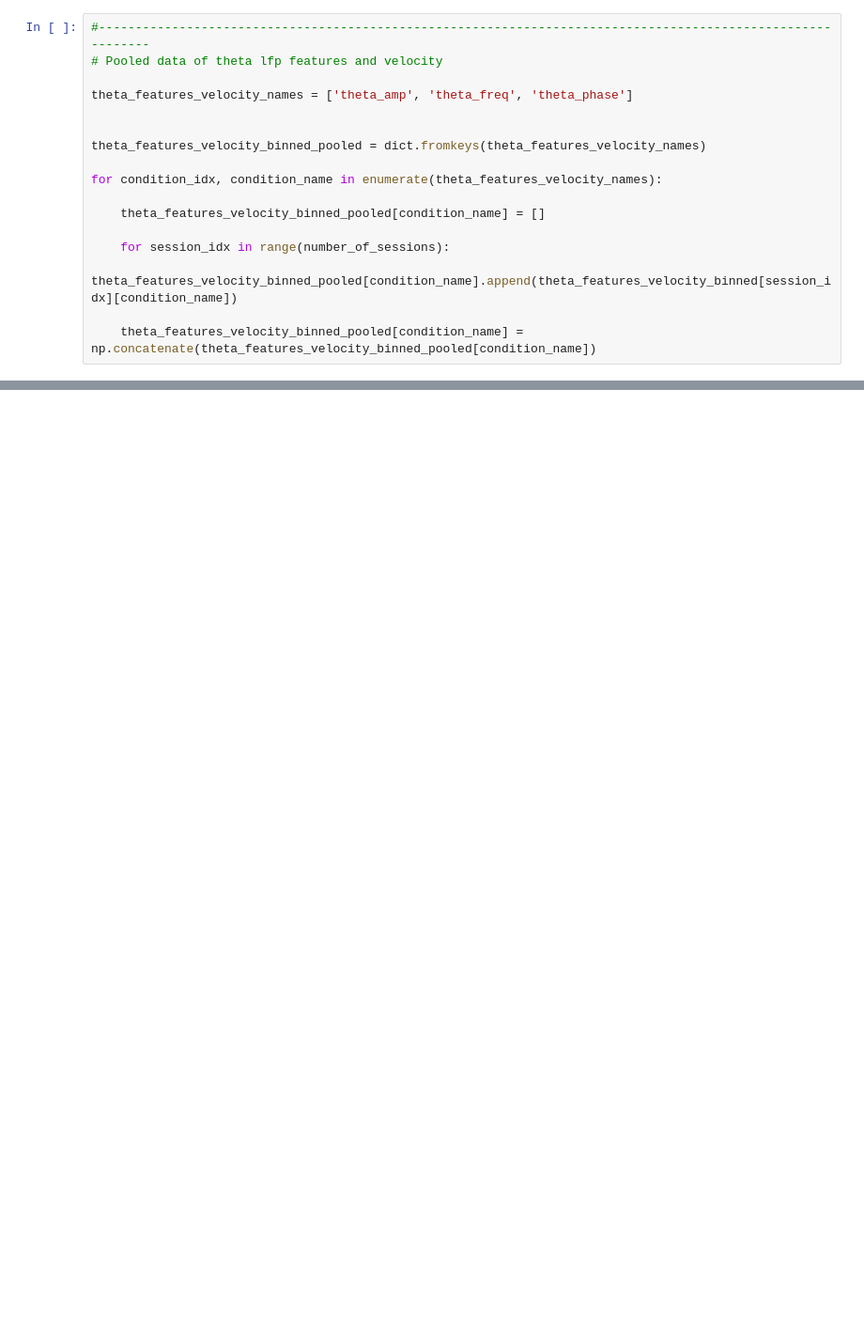
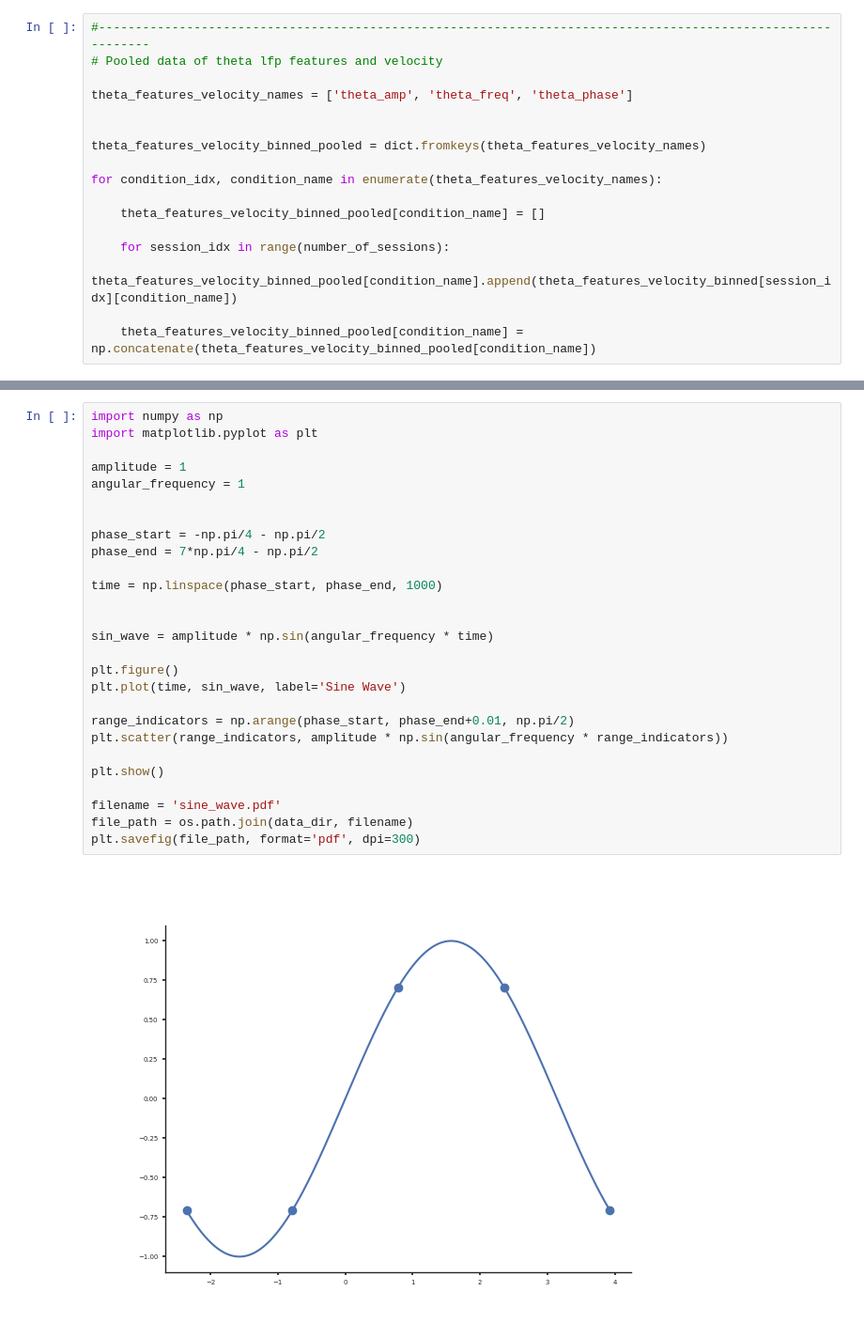
Before and after one commit to diba-lab/Maboudi_et_al_2022, a Jupyter notebook: theta_learned_tunings_vs_theta_features_and_velocity.ipynb, the cells around one changed output, grey strips where cells are left out. Shown at 94% size. Drawn from its saved outputs; the diff is of its cells as text; blank space fills up the shorter version.

```diff
--- a/theta_learned_tunings_vs_theta_features_and_velocity.ipynb
+++ b/theta_learned_tunings_vs_theta_features_and_velocity.ipynb
@@ -796,0 +771,29 @@ plt.figure()
+# %%
+import numpy as np
+import matplotlib.pyplot as plt
+
+amplitude = 1
+angular_frequency = 1
+
+
+phase_start = -np.pi/4 - np.pi/2
+phase_end = 7*np.pi/4 - np.pi/2
+
+time = np.linspace(phase_start, phase_end, 1000)
+
+
+sin_wave = amplitude * np.sin(angular_frequency * time)
+
+plt.figure()
+plt.plot(time, sin_wave, label='Sine Wave')
+
+range_indicators = np.arange(phase_start, phase_end+0.01, np.pi/2)
+plt.scatter(range_indicators, amplitude * np.sin(angular_frequency * range_indicators))
+
+plt.show()
+
+filename = 'sine_wave.pdf'
+file_path = os.path.join(data_dir, filename)
+plt.savefig(file_path, format='pdf', dpi=300)
+# %% [output]
+[figure, added]
```
Also changed, not shown: parts of 8 cells of this notebook, 5 other files.
